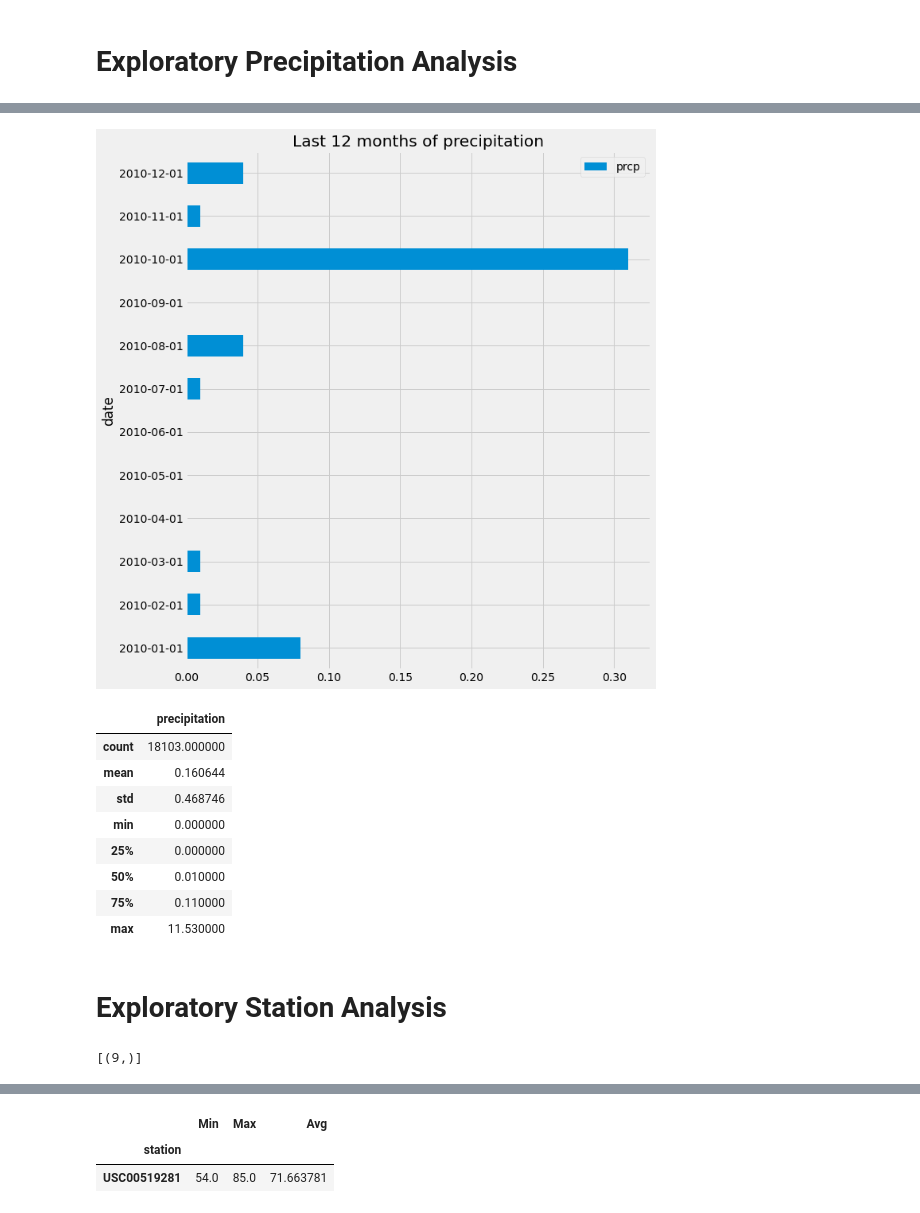
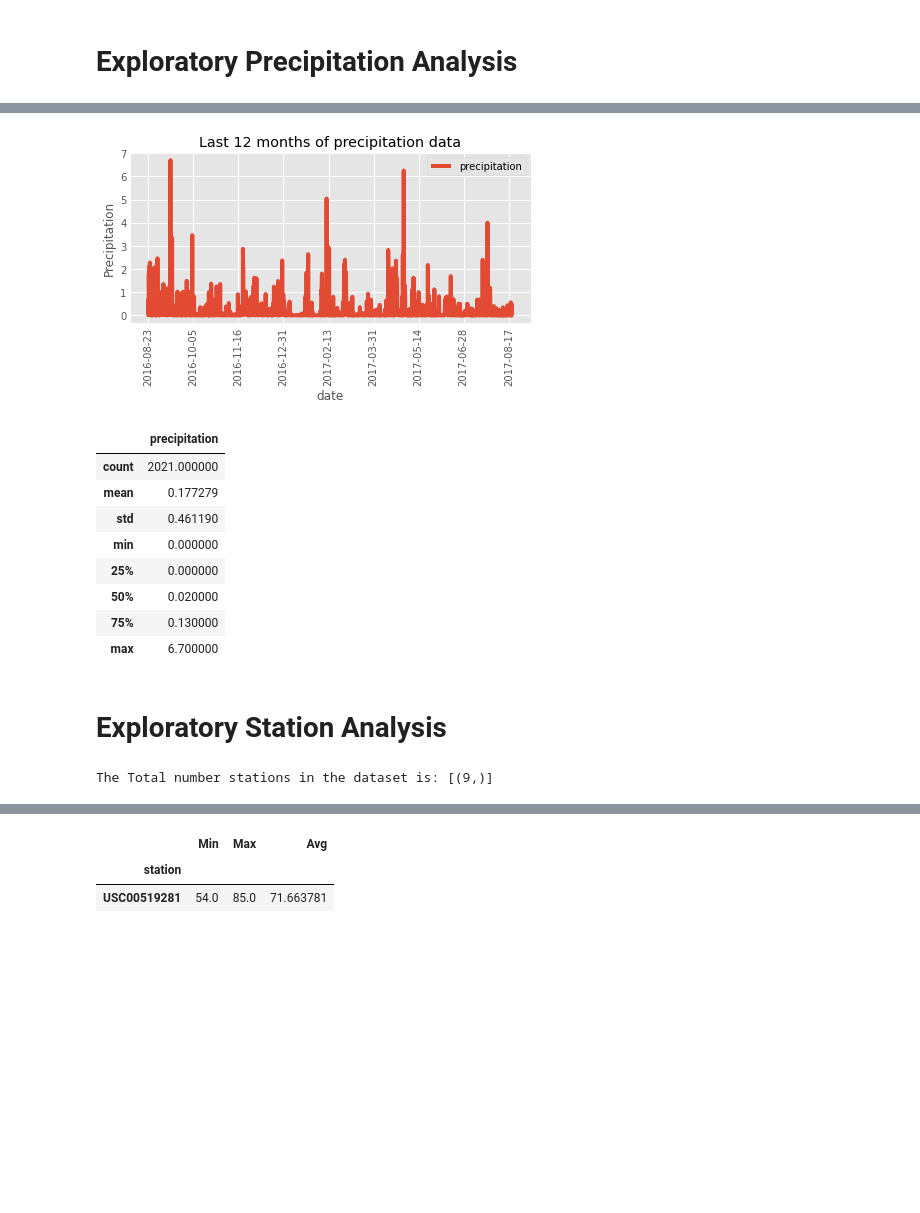
Before and after one commit to galciluz/sqlalchemy-challenge, a Jupyter notebook: climate_starter.ipynb, the cells around one changed output, grey strips where cells are left out. Saved outputs shown, nothing was run; the diff lists cells and outputs as text; code cells hidden in the pictures; blank space fills up the shorter version.

```diff
--- a/climate_starter.ipynb
+++ b/climate_starter.ipynb
@@ -67,6 +68,6 @@ session = Session(engine)
 # Exploratory Precipitation Analysis
 # %%
 # Find the most recent date in the data set.
-recent_date = session.query(Measurement.id, Measurement.date).order_by(Measurement.date.asc()).first()
+recent_date = session.query(Measurement.id, Measurement.date).order_by(Measurement.date.desc()).first()
 print(recent_date.date)
 # %% [output]
@@ -73,0 +75,5 @@ print(recent_date.date)
+# %%
+date1 = recent_date.date
+date1 = datetime.strptime(date1, '%Y-%m-%d').date()
+date2 = date1 - dt.timedelta(days=365)
+print(date1, date2)
@@ -76,11 +84,12 @@ print(recent_date.date)
 # Calculate the date one year from the last date in data set.
 # Perform a query to retrieve the data and precipitation scores
 prcp = session.query(Measurement.date, Measurement.prcp).\
-    order_by(Measurement.date.asc()).all()
+    filter(Measurement.date >= date2).filter(Measurement.date <= date1).\
+    order_by(Measurement.date.desc()).all()
 # Save the query results as a Pandas DataFrame and set the index to the date column
-prcp_df = pd.DataFrame(prcp, columns=['date', 'prcp'])
-prcp_df =prcp_df.dropna(subset=['prcp'])
-prcp_df['date']=pd.to_datetime(prcp_df['date'])
+prcp_df = pd.DataFrame(prcp, columns=['date', 'precipitation'])
+prcp_df =prcp_df.dropna(subset=['precipitation'])
 prcp_df.set_index('date', inplace=True)
-prcp_df
+prcp_df=prcp_df.sort_index()
+prcp_df.head(10)
 # %% [output]
@@ -124,33 +110,35 @@ prcp_groupbydate
 # %%
 # Plot the dataframe as a horizontal bar chart using pandas plotting
-prcp_groupbydate.plot.barh(figsize=(10,10), title="Last 12 months of precipitation")
+plt.style.use('ggplot')
+prcp_df.plot(title="Last 12 months of precipitation data",rot=90)
 plt.tight_layout()
+plt.ylabel("Precipitation")
 plt.show()
 # %% [output]
-[figure, old version]
+[figure, new version]
 # %%
 # Use Pandas to calcualte the summary statistics for the precipitation data
-summary_statistics = prcp_df["prcp"].describe()
+summary_statistics = prcp_df["precipitation"].describe()
 summaryst_df = pd.DataFrame(summary_statistics)
-summaryst_df.rename(columns = {"prcp": "precipitation"})
+summaryst_df
 # %% [output]
 |  | precipitation |
-| count | 18103.000000 |
-| mean | 0.160644 |
-| std | 0.468746 |
+| count | 2021.000000 |
+| mean | 0.177279 |
+| std | 0.461190 |
 | min | 0.000000 |
 | 25% | 0.000000 |
-| 50% | 0.010000 |
-| 75% | 0.110000 |
-| max | 11.530000 |
+| 50% | 0.020000 |
+| 75% | 0.130000 |
+| max | 6.700000 |
 # %% [markdown]
 # Exploratory Station Analysis
 # %%
 # Design a query to calculate the total number stations in the dataset
 station_num = session.query(func.count(Station.id)).all()
-print(station_num)
+print('The Total number stations in the dataset is:', station_num)
 # %% [output]
-[(9,)]
+The Total number stations in the dataset is: [(9,)]
 # %%
 # Design a query to find the most active stations (i.e. what stations have the most rows?)
 # List the stations and the counts in descending order.
```
Also changed, not shown: parts of 10 cells of this notebook, 2 other files.
